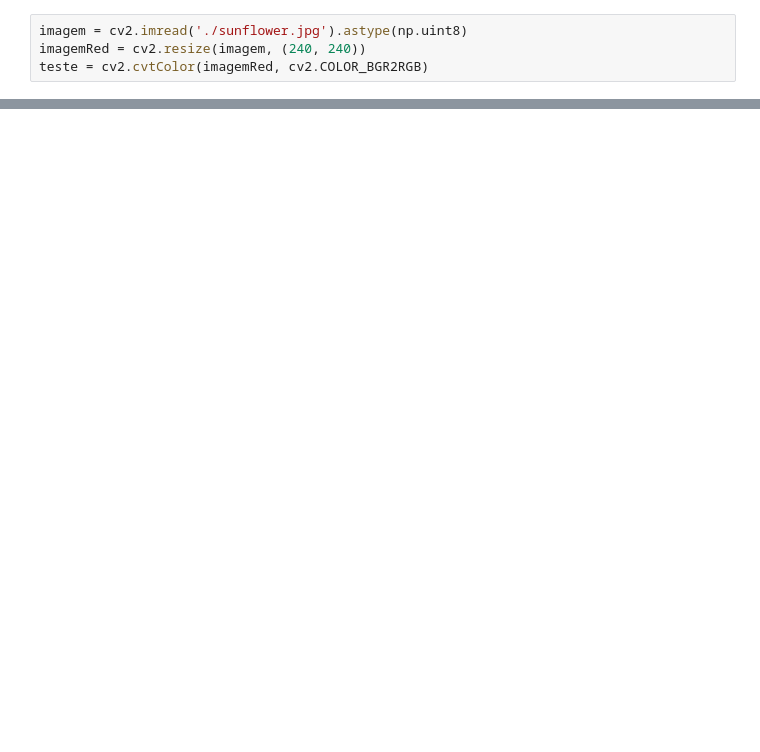
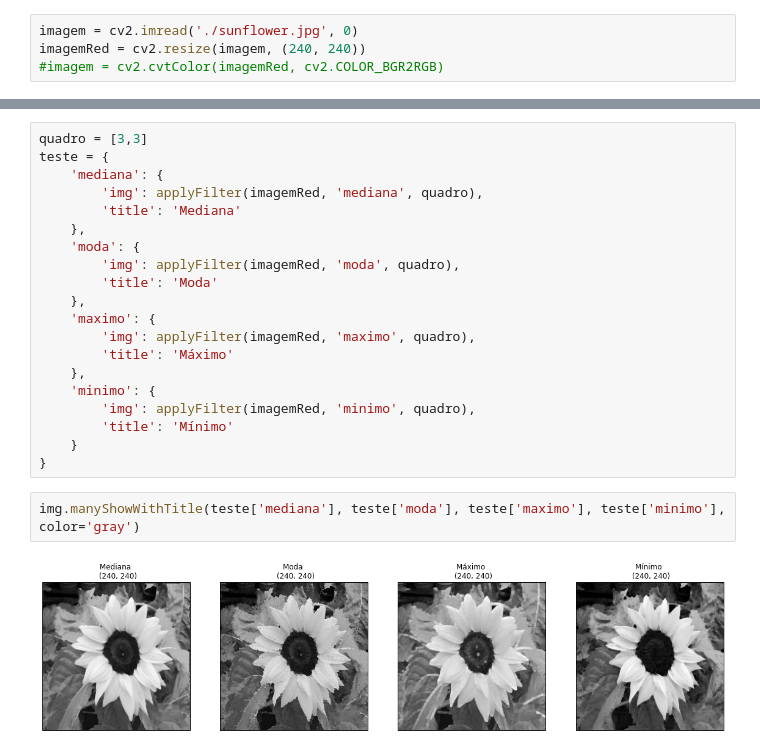
Before and after one commit to viniciusmwen/Computacional, a Jupyter notebook: Atividade-05/testeQ2.ipynb, the cells around one changed output, grey strips where cells are left out. Cells and saved outputs as stored; diff of their text form; blank space fills up the shorter version.

```diff
--- a/Atividade-05/testeQ2.ipynb
+++ b/Atividade-05/testeQ2.ipynb
@@ -14,4 +11,4 @@ img.show()
 # %%
-imagem = cv2.imread('./sunflower.jpg').astype(np.uint8)
+imagem = cv2.imread('./sunflower.jpg', 0)
 imagemRed = cv2.resize(imagem, (240, 240))
-teste = cv2.cvtColor(imagemRed, cv2.COLOR_BGR2RGB)
+#imagem = cv2.cvtColor(imagemRed, cv2.COLOR_BGR2RGB)
@@ -84,0 +47,24 @@ imshow(minimo, cmap='gray')
+# %%
+quadro = [3,3]
+teste = {
+    'mediana': {
+        'img': applyFilter(imagemRed, 'mediana', quadro),
+        'title': 'Mediana'
+    },
+    'moda': {
+        'img': applyFilter(imagemRed, 'moda', quadro),
+        'title': 'Moda'
+    },
+    'maximo': {
+        'img': applyFilter(imagemRed, 'maximo', quadro),
+        'title': 'Máximo'
+    },
+    'minimo': {
+        'img': applyFilter(imagemRed, 'minimo', quadro),
+        'title': 'Mínimo'
+    }
+}
+# %%
+img.manyShowWithTitle(teste['mediana'], teste['moda'], teste['maximo'], teste['minimo'], color='gray')
+# %% [output]
+[figure, added]
```
Also changed, not shown: parts of 16 cells of this notebook, 2 other files.
